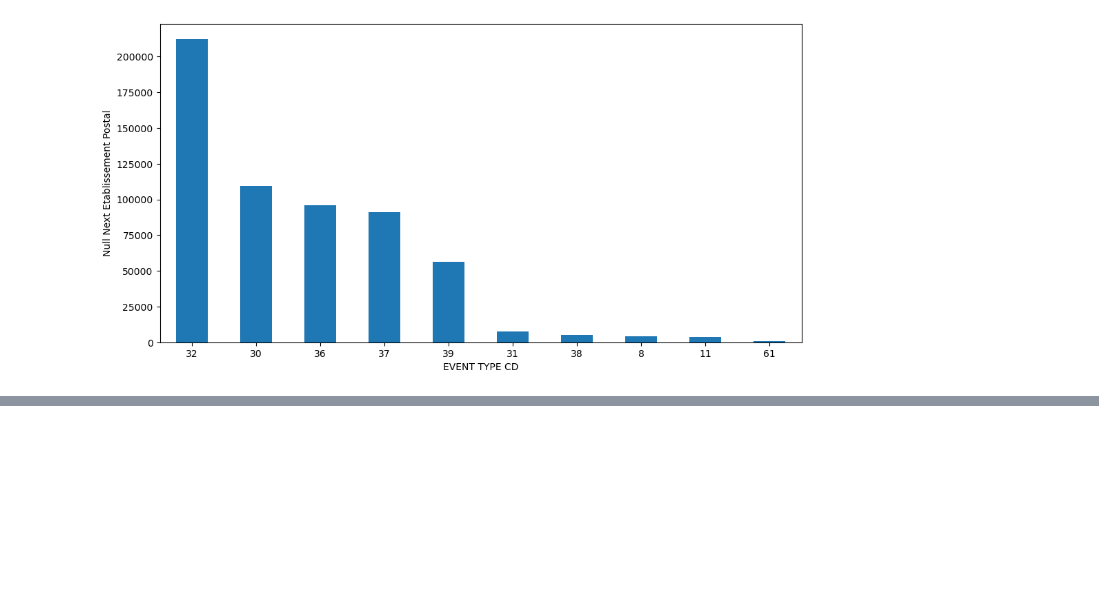
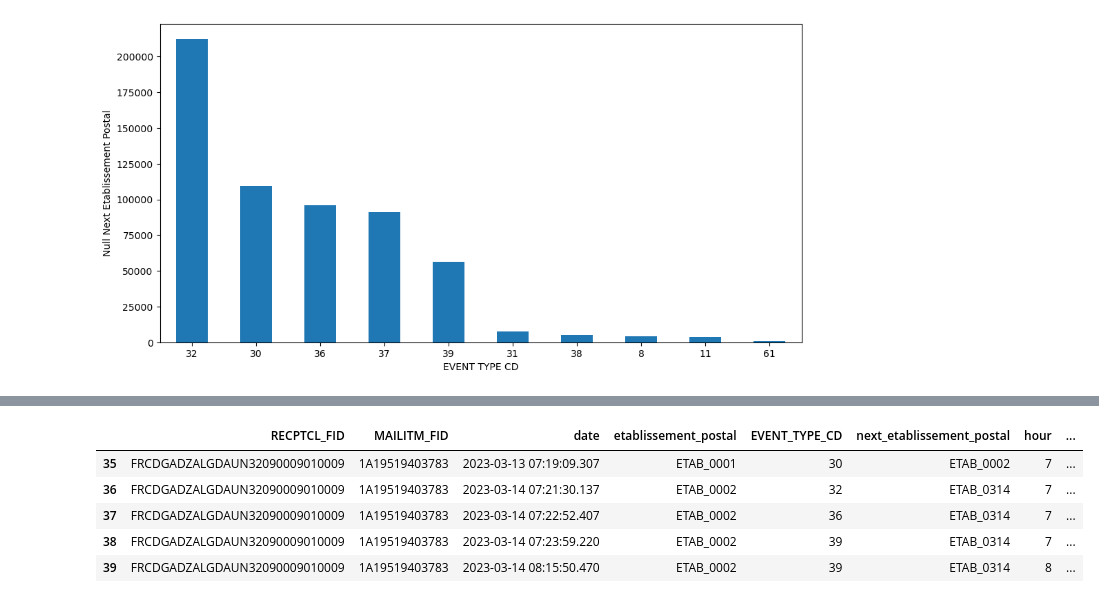
Before and after one commit to DjameelEddine/Data-Mining, a Jupyter notebook: notebooks/Preprocessing.ipynb, the cells around one changed output, grey strips where cells are left out. Drawn from its saved outputs; the diff is of its cells as text; code cells hidden in the pictures; blank space fills up the shorter version.

```diff
--- a/notebooks/Preprocessing.ipynb
+++ b/notebooks/Preprocessing.ipynb
@@ -158,0 +233,16 @@ packages_df[packages_df['MAILITM_FID'] == 'CA000094303US'].sort_values('date')
+# %%
+etablissement_dict = {} # will hold each etablissement_postal
+# and the next_etablissement_postal that appeared the most
+# with it.
+for etablissement, group in packages_df_copy.groupby('etablissement_postal'):
+    next_counts = group['next_etablissement_postal'].dropna().value_counts()
+    if next_counts.empty:
+        # no observed next_etablissement_postal for this etablissement; skip or fallback
+        # use predefined next_etablissement if available, else skip
+        fallback = globals().get('next_etablissement', None)
+        if fallback is not None:
+            etablissement_dict[etablissement] = fallback
+        continue
+    etablissement_dict[etablissement] = next_counts.index[0]
+
+etablissement_dict
@@ -158,0 +267,17 @@ packages_df[packages_df['MAILITM_FID'] == 'CA000094303US'].sort_values('date')
+# %%
+# Create mask
+null_mask = packages_df_copy['next_etablissement_postal'].isna()
+
+# Apply to original dataframe directly
+packages_df_copy.loc[null_mask, 'next_etablissement_postal'] = (
+    packages_df_copy.loc[null_mask, 'etablissement_postal'].map(etablissement_dict)
+)
+
+packages_df_copy.head()
+# %% [output]
+|  | RECPTCL_FID | MAILITM_FID | date | etablissement_postal | EVENT_TYPE_CD | next_etablissement_postal | hour | ... |
+| 35 | FRCDGADZALGDAUN32090009010009 | 1A19519403783 | 2023-03-13 07:19:09.307 | ETAB_0001 | 30 | ETAB_0002 | 7 | ... |
+| 36 | FRCDGADZALGDAUN32090009010009 | 1A19519403783 | 2023-03-14 07:21:30.137 | ETAB_0002 | 32 | ETAB_0314 | 7 | ... |
+| 37 | FRCDGADZALGDAUN32090009010009 | 1A19519403783 | 2023-03-14 07:22:52.407 | ETAB_0002 | 36 | ETAB_0314 | 7 | ... |
+| 38 | FRCDGADZALGDAUN32090009010009 | 1A19519403783 | 2023-03-14 07:23:59.220 | ETAB_0002 | 39 | ETAB_0314 | 7 | ... |
+| 39 | FRCDGADZALGDAUN32090009010009 | 1A19519403783 | 2023-03-14 08:15:50.470 | ETAB_0002 | 39 | ETAB_0314 | 8 | ... |
```
Also changed, not shown: parts of 37 cells of this notebook, 1 other file.
